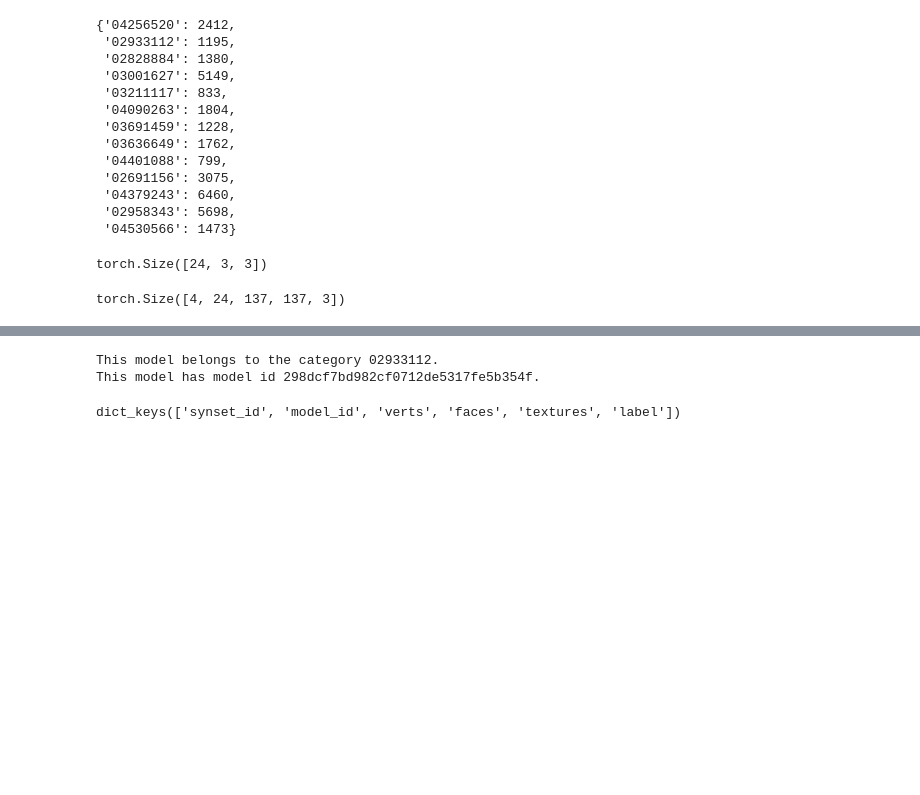
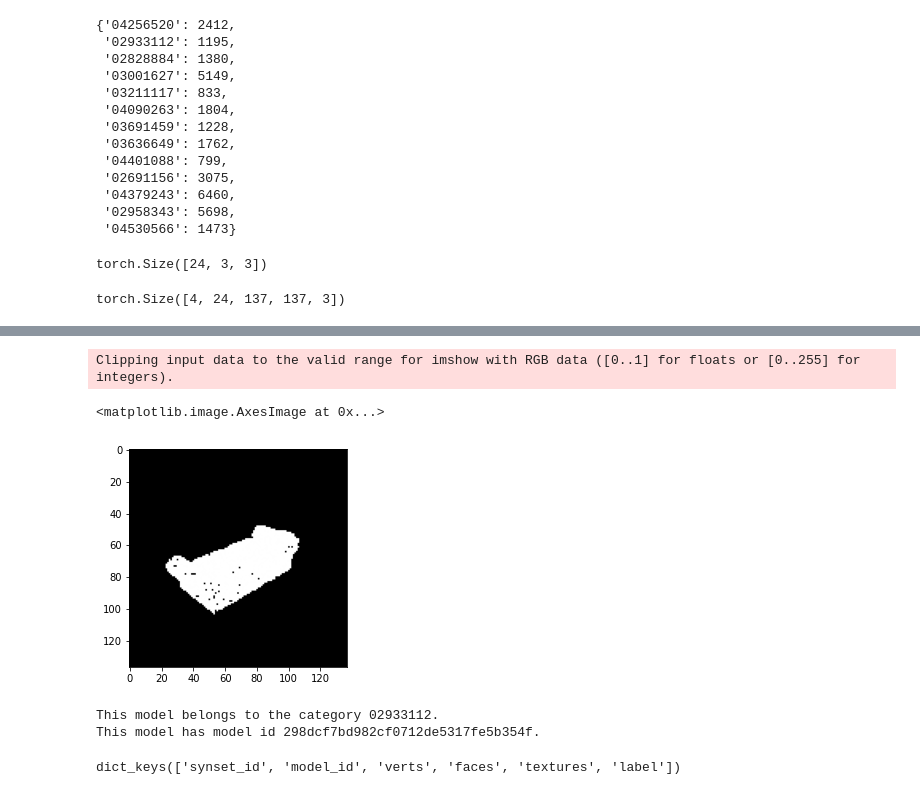
Before and after one commit to charleslin4/3d-recon, a Jupyter notebook: notebooks/load_data.ipynb, the cells around one changed output, grey strips where cells are left out. Cells and saved outputs as stored; diff of their text form; code cells hidden in the pictures; blank space fills up the shorter version.

Commit message:
Fixes to how features and points are passed through the decoder. Changes in silhouette rendering

```diff
--- a/notebooks/load_data.ipynb
+++ b/notebooks/load_data.ipynb
@@ -89,0 +105,25 @@ torch.Size([4, 24, 137, 137, 3])
+# %%
+from pytorch3d.ops import sample_points_from_meshes
+
+points = sample_points_from_meshes(mesh, 10000)
+point_cloud = Pointclouds(points, features=torch.ones_like(points)).to('cuda')
+# %%
+from pytorch3d.datasets import BlenderCamera
+from pytorch3d.renderer import (
+    PointsRasterizationSettings,
+    PointsRasterizer,
+    NormWeightedCompositor,
+    PointLights,
+    PointsRenderer
+)
+
+camera = BlenderCamera(device='cuda', R=R[None, :], T=T[None, :], K=K[None, :])
+renderer = PointsRenderer(
+    rasterizer=PointsRasterizer(
+        cameras=camera,
+        raster_settings=PointsRasterizationSettings(image_size=137)
+    ),
+    compositor=NormWeightedCompositor()
+)
+
+image = renderer(point_cloud, cameras=camera, lights=PointLights())  # (N, H, W, C)
@@ -90,3 +134,9 @@ torch.Size([4, 24, 137, 137, 3])
+# %%
+plt.imshow(image.squeeze(0).detach().cpu().numpy())
+# %% [output]
+Clipping input data to the valid range for imshow with RGB data ([0..1] for floats or [0..255] for integers).
+<matplotlib.image.AxesImage at 0x...>
+[figure, added]
 # %%
 shapenet_model = shapenet_dataset[0]
 print("This model belongs to the category " + shapenet_model["synset_id"] + ".")
```
Also changed, not shown: parts of 6 cells of this notebook, 6 other files.
